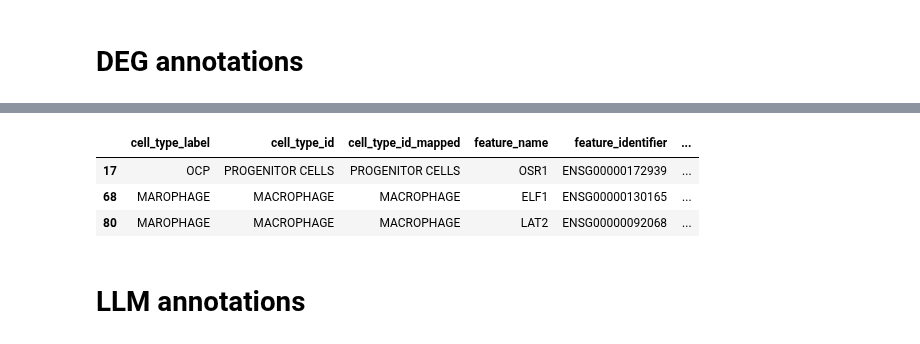
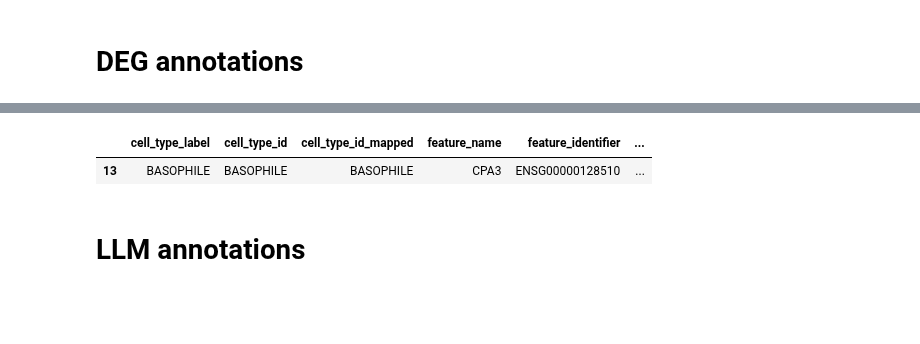
Before and after one commit to sbooeshaghi/llmarkers, a Jupyter notebook: analysis/verify/verify_derived.ipynb, the cells around one changed output, grey strips where cells are left out. Saved outputs shown, nothing was run; the diff lists cells and outputs as text; code cells hidden in the pictures; blank space fills up the shorter version.

```diff
--- a/analysis/verify/verify_derived.ipynb
+++ b/analysis/verify/verify_derived.ipynb
@@ -210,14 +200,12 @@ agg.reset_index()
 # %%
 # find specific datasets with missing cell type or feature name
-ds = 'bone_He2021'
+ds = 'adipose_Massier2023'
 deg.query(
     f"ds_name == '{ds}' & (~found_cell_type_id | ~found_feature_id)"
 )[["cell_type_label", "cell_type_id",  "cell_type_id_mapped", "feature_name", "feature_identifier",  "feature_id_mapped"]]
 # %% [output]
 |  | cell_type_label | cell_type_id | cell_type_id_mapped | feature_name | feature_identifier | ... |
-| 17 | OCP | PROGENITOR CELLS | PROGENITOR CELLS | OSR1 | ENSG00000172939 | ... |
-| 68 | MAROPHAGE | MACROPHAGE | MACROPHAGE | ELF1 | ENSG00000130165 | ... |
-| 80 | MAROPHAGE | MACROPHAGE | MACROPHAGE | LAT2 | ENSG00000092068 | ... |
+| 13 | BASOPHILE | BASOPHILE | BASOPHILE | CPA3 | ENSG00000128510 | ... |
 # %% [markdown]
 # LLM annotations
 # %%
```
Also changed, not shown: parts of 4 cells of this notebook, 13 other files.
